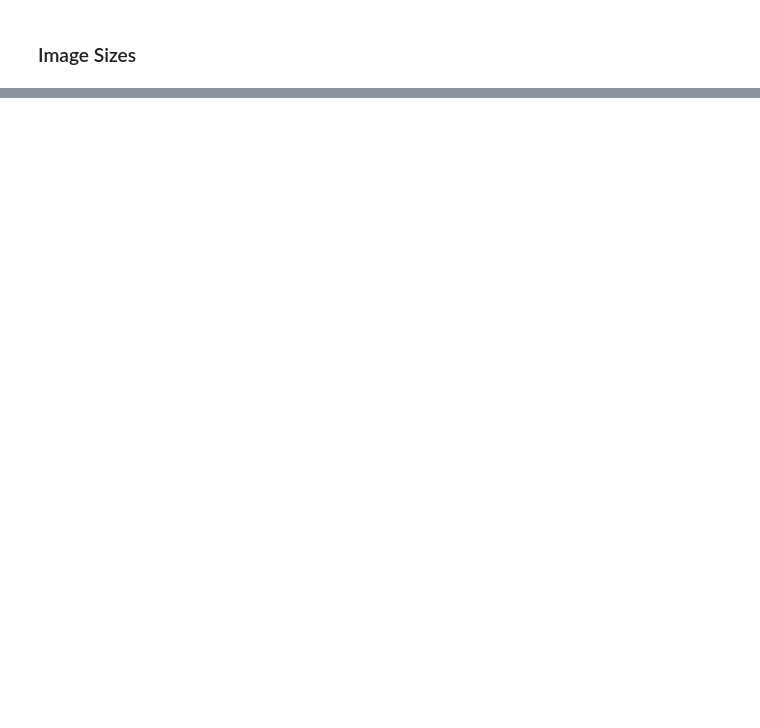
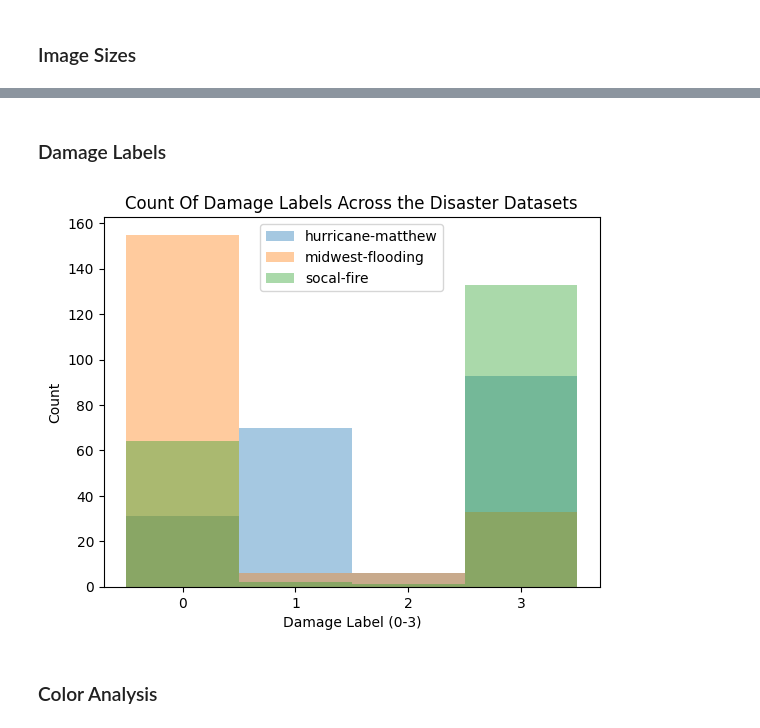
Before and after one commit to lilyhirano/Disaster-Visualization, a Jupyter notebook: EDA.ipynb, the cells around one changed output, grey strips where cells are left out. Cells and saved outputs as stored; diff of their text form; code cells hidden in the pictures; blank space fills up the shorter version.

Commit message:
add damage label hist

```diff
--- a/EDA.ipynb
+++ b/EDA.ipynb
@@ -74,0 +75,18 @@ plt.show()
+# %% [markdown]
+### Damage Labels
+# %%
+bins = [i - 0.5 for i in range(5)]
+
+for d in disaster_list:
+    plt.hist(data[d]["labels"], label = d, fill=True, alpha=0.4 , align='mid', bins = bins)
+
+plt.title("Count Of Damage Labels Across the Disaster Datasets")
+plt.xlabel("Damage Label (0-3)")
+plt.ylabel("Count")
+plt.xticks(range(4))
+plt.legend()
+plt.show()
+# %% [output]
+[figure, added]
+# %% [markdown]
+### Color Analysis
```
Also changed, not shown: parts of 3 cells of this notebook.
